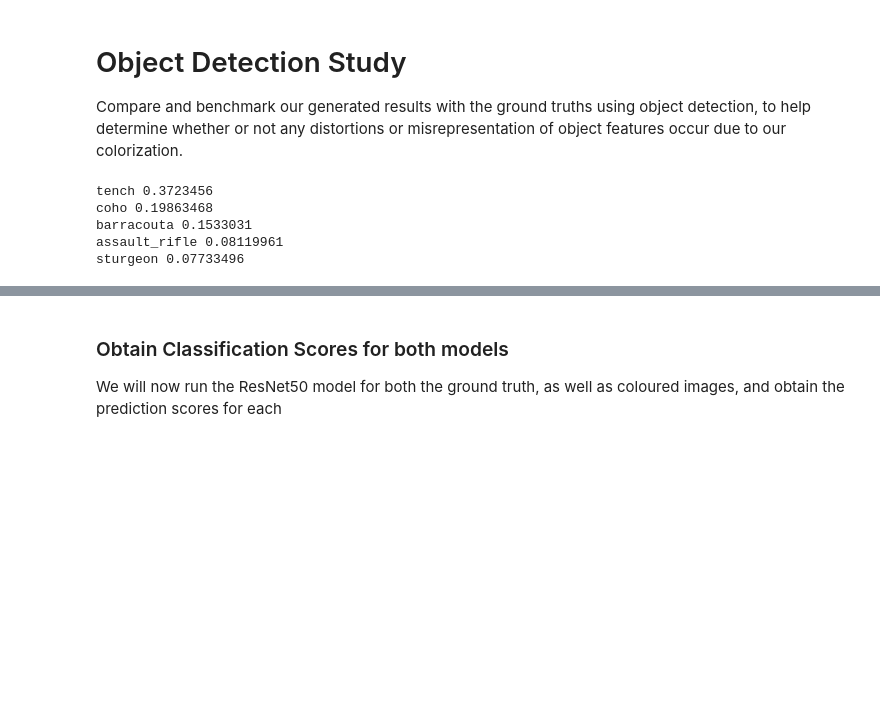
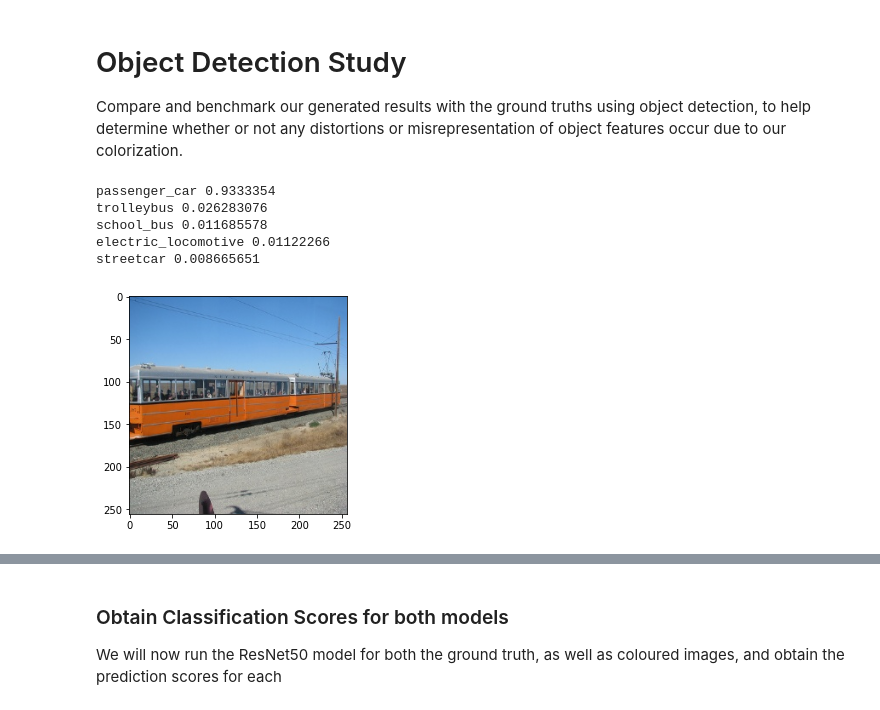
Before and after one commit to aravind-3105/Colorful-Image-Colorization, a Jupyter notebook: Src/Object Detection.ipynb, the cells around one changed output, grey strips where cells are left out. Saved outputs shown, nothing was run; the diff lists cells and outputs as text; code cells hidden in the pictures; blank space fills up the shorter version.

```diff
--- a/Src/Object Detection.ipynb
+++ b/Src/Object Detection.ipynb
@@ -41,16 +41,18 @@ model = tf.keras.applications.ResNet50(
 )
 # %%
 # verify model output
-image = Image.open('../Datasets/mini_imagenet/imagenet-mini/train/n01440764/n01440764_4965.JPEG')
+image = Image.open('../Datasets/mini_imagenet/imagenet-mini/test_images_gt/n03272562/ILSVRC2012_val_00030848.JPEG')
+plt.imshow(image)
 preprocessed_image = preprocess_image(image)
 predictions = model.predict(preprocessed_image)
 
 top_predictions = tf.keras.applications.resnet50.decode_predictions(predictions, top=5)[0]
 for prediction in top_predictions:
     print(prediction[1], prediction[2])
 # %% [output]
-tench 0.3723456
-coho 0.19863468
-barracouta 0.1533031
-assault_rifle 0.08119961
-sturgeon 0.07733496
+passenger_car 0.9333354
+trolleybus 0.026283076
+school_bus 0.011685578
+electric_locomotive 0.01122266
+streetcar 0.008665651
+[figure, added]
```
Also changed, not shown: parts of 1 cell of this notebook, 9 other files.
